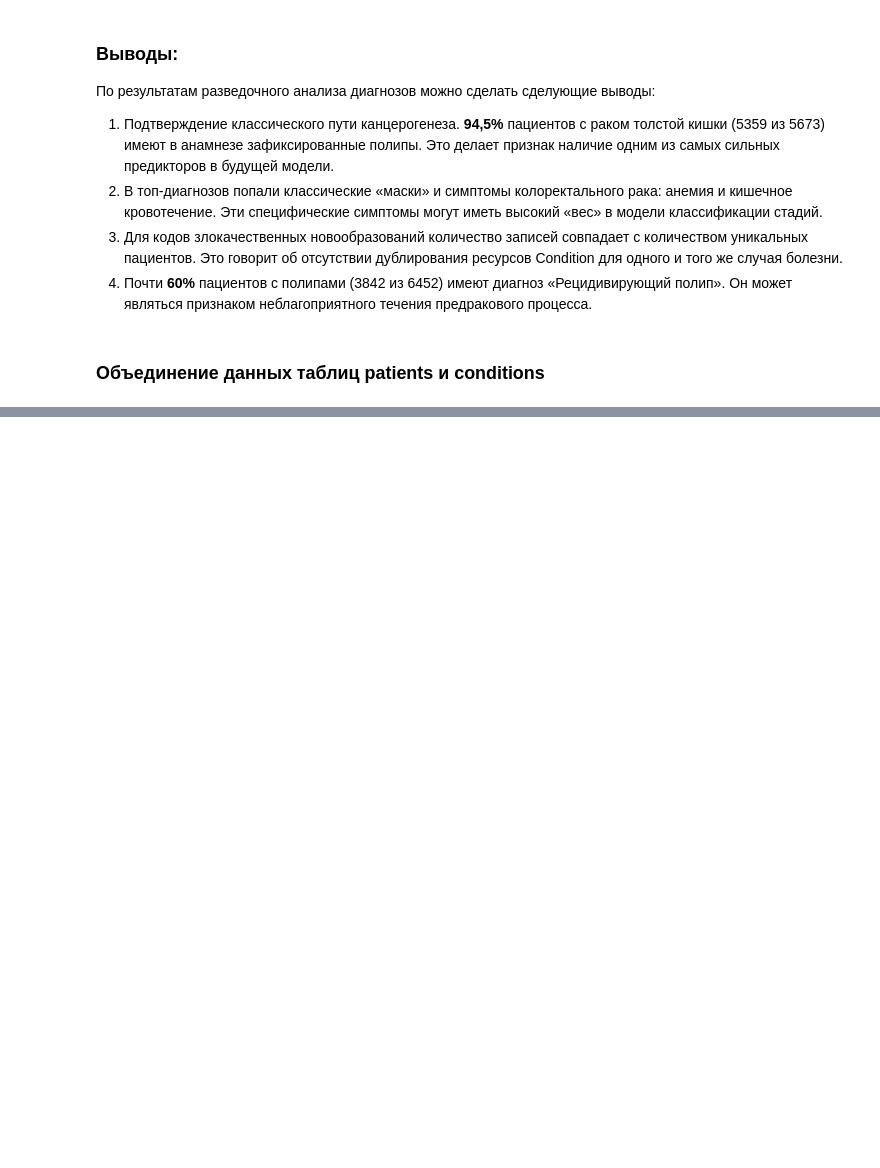
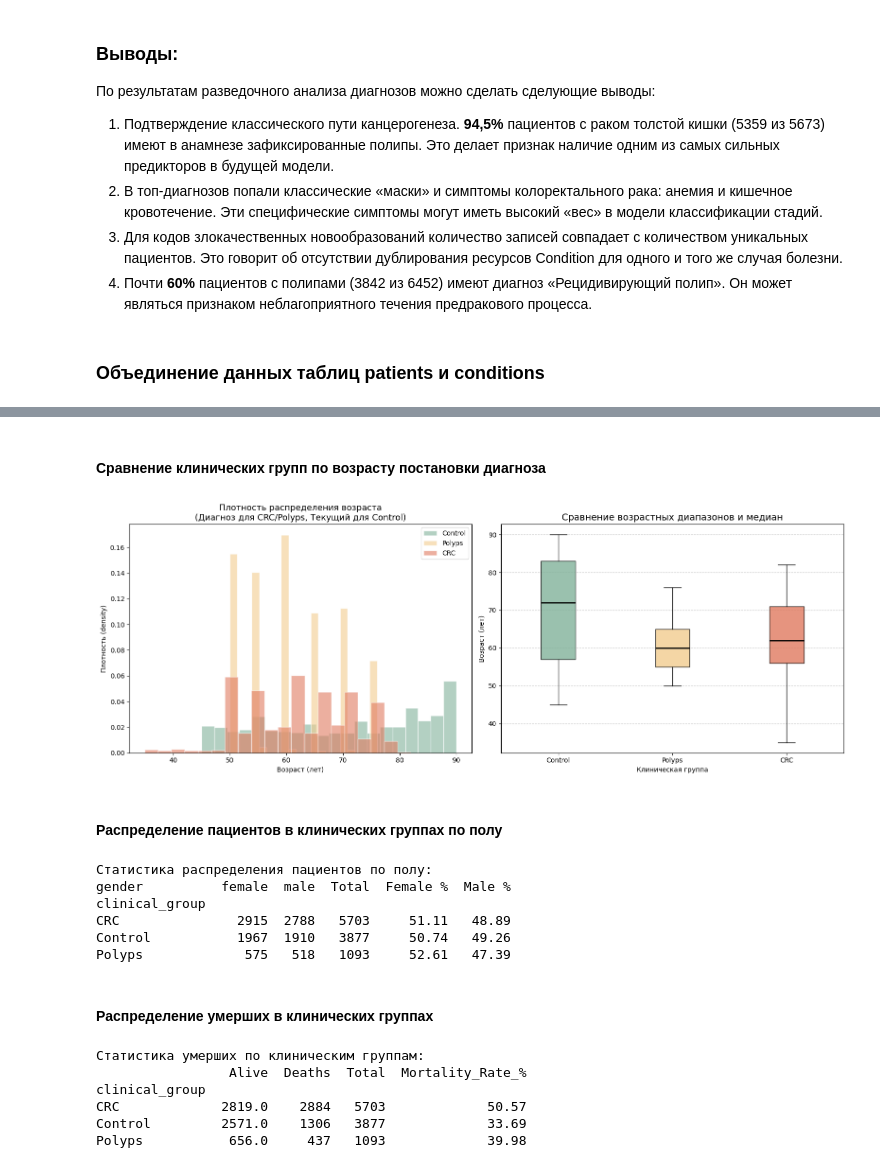
Before and after one commit to BalshowAndrew/oncology_fhir_analytics, a Jupyter notebook: notebooks/01_eda_clickhouse.ipynb, the cells around one changed output, grey strips where cells are left out. Cells and saved outputs as stored; diff of their text form; code cells hidden in the pictures; blank space fills up the shorter version.

```diff
--- a/notebooks/01_eda_clickhouse.ipynb
+++ b/notebooks/01_eda_clickhouse.ipynb
@@ -481,0 +496,79 @@ avg_metrics
+# %% [markdown]
+#### Сравнение клинических групп по возрасту постановки диагноза
+# %%
+# Для Control берем текущий возраст, для остальных — возраст манифестации
+data_control = df_clinic_groups[df_clinic_groups['clinical_group'] == 'Control']['current_age']
+data_polyps = df_clinic_groups[df_clinic_groups['clinical_group'] == 'Polyps']['age_at_diagnosis']
+data_crc = df_clinic_groups[df_clinic_groups['clinical_group'] == 'CRC']['age_at_diagnosis']
+
+data_to_plot = [data_control, data_polyps, data_crc]
+groups = ['Control', 'Polyps', 'CRC']
+colors = ['#81b29a', '#f2cc8f', '#e07a5f']
+
+fig, (ax1, ax2) = plt.subplots(1, 2, figsize=(16, 6))
+
+# Гистограммы (Плотность распределения)
+for label, data_subset, color in zip(groups, data_to_plot, colors):
+    ax1.hist(data_subset, bins=20, alpha=0.6, label=label, color=color, density=True, edgecolor='white')
+
+ax1.set_title('Плотность распределения возраста\n(Диагноз для CRC/Polyps, Текущий для Control)', fontsize=13)
+ax1.set_xlabel('Возраст (лет)')
+ax1.set_ylabel('Плотность (density)')
+ax1.legend()
+
+# Boxplot (Сравнение медиан)
+bp = ax2.boxplot(data_to_plot, labels=groups, patch_artist=True, medianprops={'color': 'black', 'linewidth': 2})
+
+for patch, color in zip(bp['boxes'], colors):
+    patch.set_facecolor(color)
+    patch.set_alpha(0.8)
+
+ax2.set_title('Сравнение возрастных диапазонов и медиан', fontsize=14)
+ax2.set_xlabel('Клиническая группа')
+ax2.set_ylabel('Возраст (лет)')
+ax2.grid(axis='y', linestyle='--', alpha=0.7)
+
+plt.tight_layout()
+plt.show()
+# %% [output]
+[figure, added]
+# %% [markdown]
+#### Распределение пациентов в клинических группах по полу
+# %%
+# Группируем по клинической группе и полу
+gender_dist = df_clinic_groups.groupby(['clinical_group', 'gender']).size().unstack(fill_value=0)
+
+# Добавляем итоговые значения и проценты
+gender_dist['Total'] = gender_dist.sum(axis=1)
+gender_dist['Female %'] = (gender_dist['female'] / gender_dist['Total'] * 100).round(2)
+gender_dist['Male %'] = (gender_dist['male'] / gender_dist['Total'] * 100).round(2)
+
+print("Статистика распределения пациентов по полу:")
+print(gender_dist[['female', 'male', 'Total', 'Female %', 'Male %']])
+# %% [output]
+Статистика распределения пациентов по полу:
+gender          female  male  Total  Female %  Male %
+clinical_group
+CRC               2915  2788   5703     51.11   48.89
+Control           1967  1910   3877     50.74   49.26
+Polyps             575   518   1093     52.61   47.39
+# %% [markdown]
+#### Распределение умерших в клинических группах
+# %%
+# Рассчитываем количество живых и умерших
+mortality_summary = df_clinic_groups.groupby('clinical_group')['is_deceased'].agg(['count', 'sum'])
+mortality_summary.columns = ['Total', 'Deaths']
+
+# Добавляем расчет выживших и летальность
+mortality_summary['Alive'] = mortality_summary['Total'] - mortality_summary['Deaths']
+mortality_summary['Mortality_Rate_%'] = (mortality_summary['Deaths'] / mortality_summary['Total'] * 100).round(2)
+
+print("Статистика умерших по клиническим группам:")
+print(mortality_summary[['Alive', 'Deaths', 'Total', 'Mortality_Rate_%']])
+# %% [output]
+Статистика умерших по клиническим группам:
+                 Alive  Deaths  Total  Mortality_Rate_%
+clinical_group
+CRC             2819.0    2884   5703             50.57
+Control         2571.0    1306   3877             33.69
+Polyps           656.0     437   1093             39.98
```
Also changed, not shown: parts of 22 cells of this notebook.
